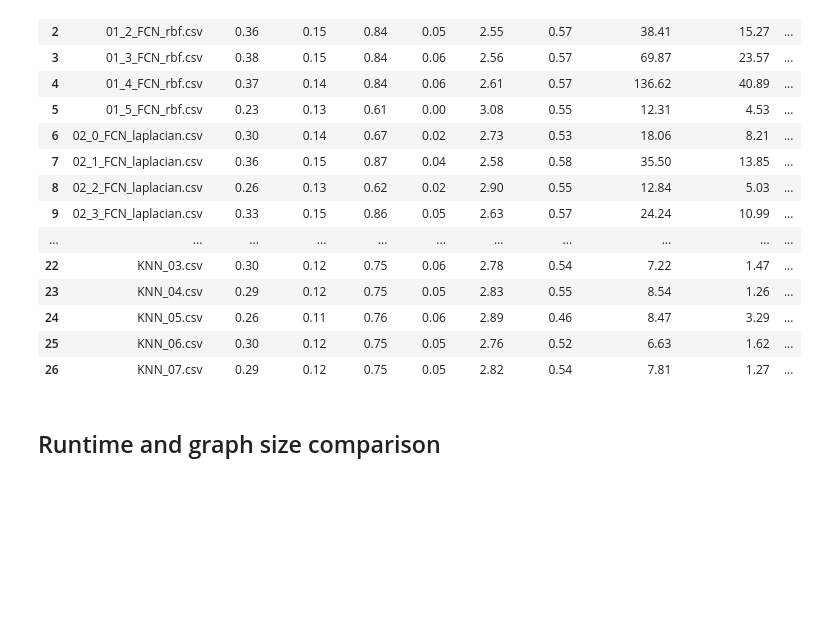
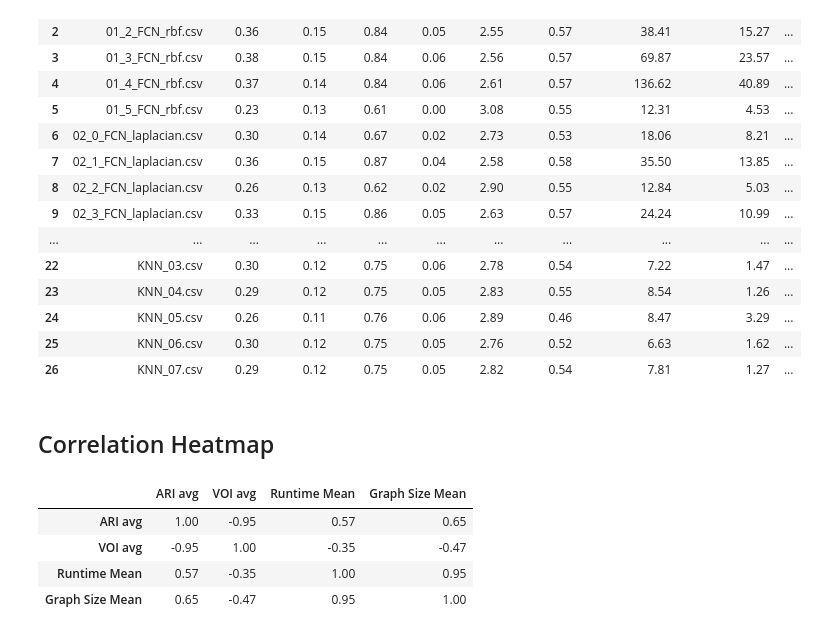
Before and after one commit to jimenacotera/Spectral-Clustering-Similarity-Graphs, a Jupyter notebook: visualisations.ipynb, the cells around one changed output. Drawn from its saved outputs; the diff is of its cells as text; code cells hidden in the pictures; blank space fills up the shorter version.

```diff
--- a/visualisations.ipynb
+++ b/visualisations.ipynb
@@ -530,5 +530,16 @@ Experiment Comparison Results
 | 24 | KNN_05.csv | 0.26 | 0.11 | 0.76 | 0.06 | 2.89 | 0.46 | 8.47 | 3.29 | ... |
 | 25 | KNN_06.csv | 0.30 | 0.12 | 0.75 | 0.05 | 2.76 | 0.52 | 6.63 | 1.62 | ... |
 | 26 | KNN_07.csv | 0.29 | 0.12 | 0.75 | 0.05 | 2.82 | 0.54 | 7.81 | 1.27 | ... |
-# %% [markdown]
-## Runtime and graph size comparison
+# %% [markdown]
+## Correlation Heatmap
+# %%
+# Pearson Correlation table
+variables = comparison[['ARI avg', 'VOI avg' , 'Runtime Mean', 'Graph Size Mean']]
+correlation = variables.corr(method='pearson')
+round(correlation, 2)
+# %% [output]
+|  | ARI avg | VOI avg | Runtime Mean | Graph Size Mean |
+| ARI avg | 1.00 | -0.95 | 0.57 | 0.65 |
+| VOI avg | -0.95 | 1.00 | -0.35 | -0.47 |
+| Runtime Mean | 0.57 | -0.35 | 1.00 | 0.95 |
+| Graph Size Mean | 0.65 | -0.47 | 0.95 | 1.00 |
```
Also changed, not shown: parts of 1 cell of this notebook, 47 other files.
